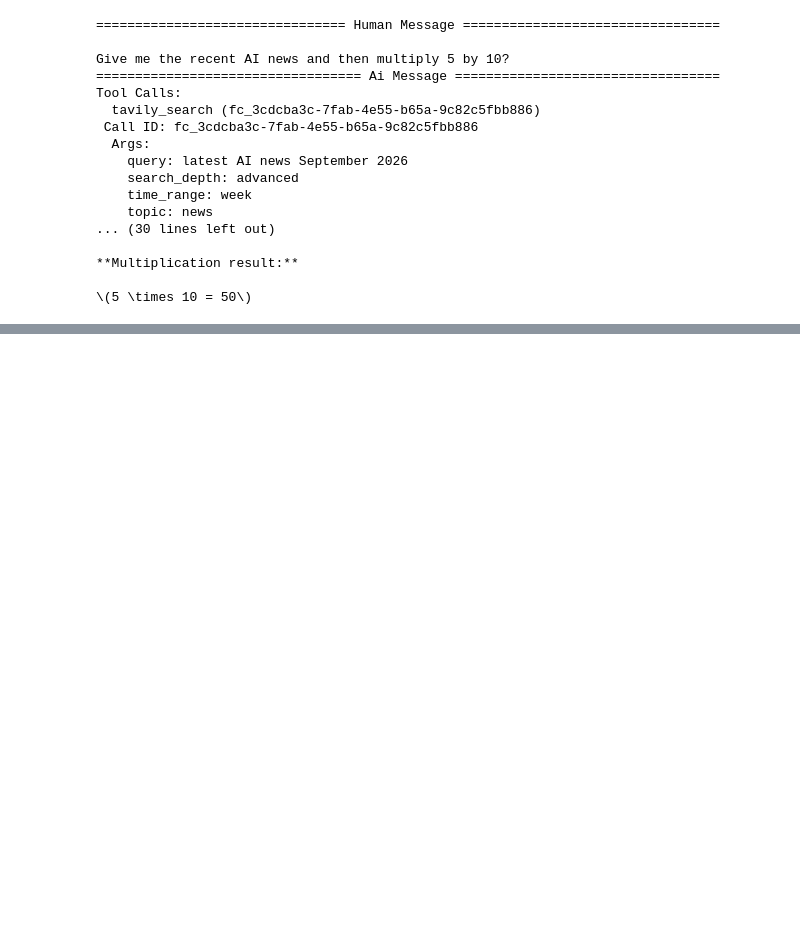
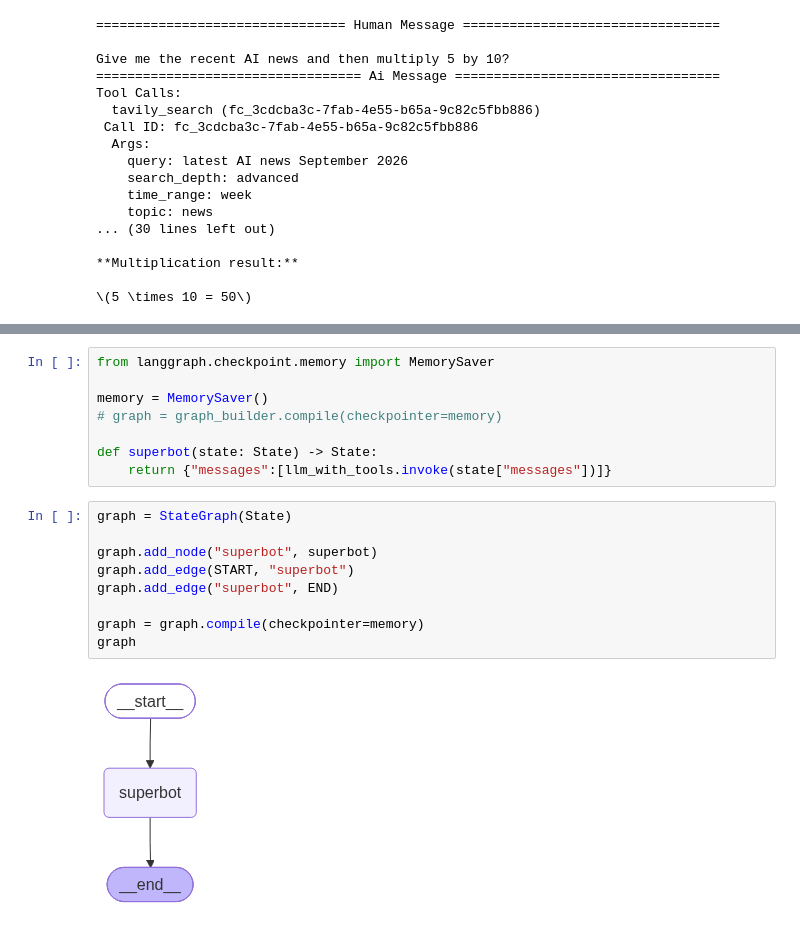
Before and after one commit to lunatic-bot/AgenticLangGraph, a Jupyter notebook: 1-BasicChatBot/1-basicchatbot.ipynb, the cells around one changed output, grey strips where cells are left out. Cells and saved outputs as stored; diff of their text form; blank space fills up the shorter version.

Commit message:
Adding memory in graph and streaming

```diff
--- a/1-BasicChatBot/1-basicchatbot.ipynb
+++ b/1-BasicChatBot/1-basicchatbot.ipynb
@@ -256,0 +337,19 @@ Tool Calls:
+# %%
+from langgraph.checkpoint.memory import MemorySaver
+
+memory = MemorySaver()
+# graph = graph_builder.compile(checkpointer=memory)
+
+def superbot(state: State) -> State:
+    return {"messages":[llm_with_tools.invoke(state["messages"])]}
+# %%
+graph = StateGraph(State)
+
+graph.add_node("superbot", superbot)
+graph.add_edge(START, "superbot")
+graph.add_edge("superbot", END)
+
+graph = graph.compile(checkpointer=memory)
+graph
+# %% [output]
+[figure, added]
```
Also changed, not shown: parts of 12 cells of this notebook.
